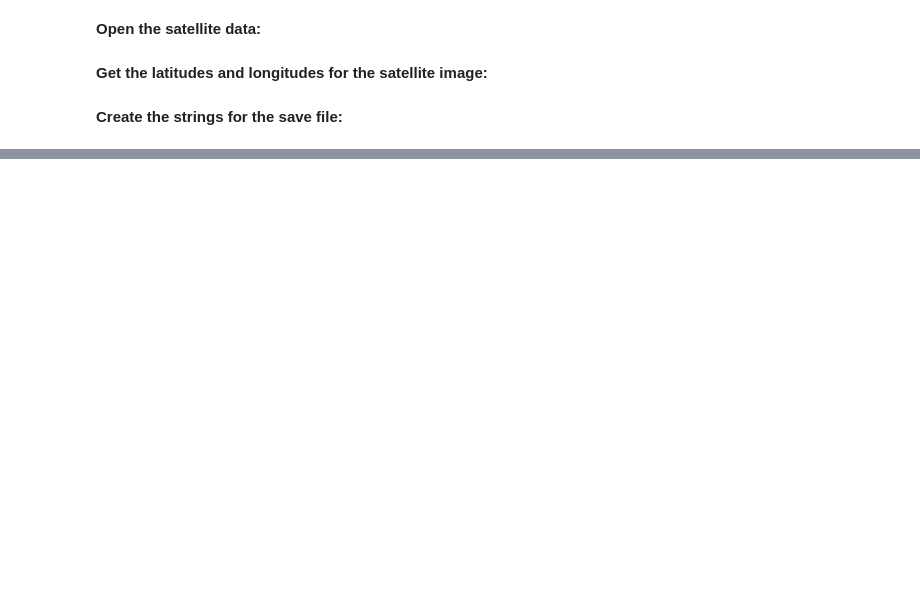
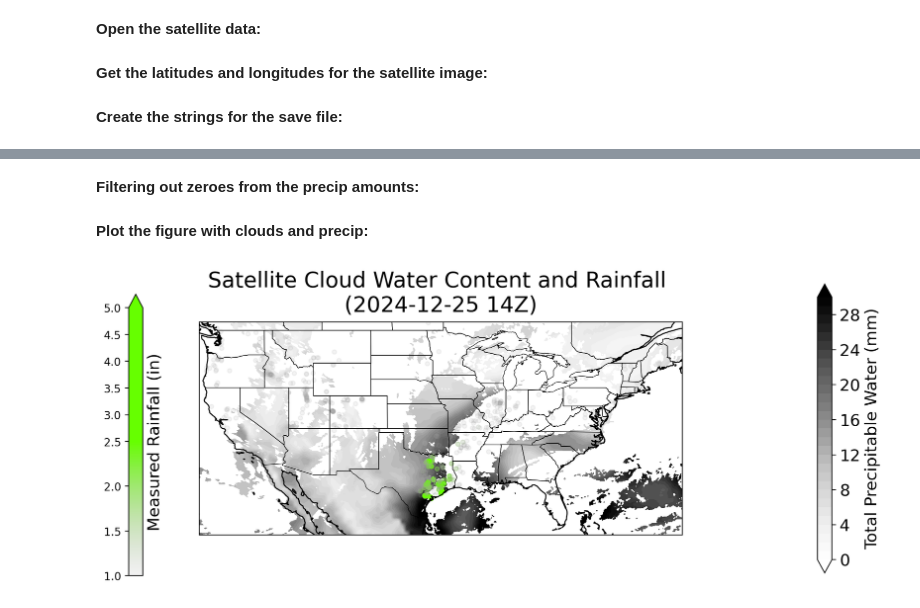
Before and after one commit to jesseturner/Cloud_Precip, a Jupyter notebook: Cloud_Rain_animation.ipynb, the cells around one changed output, grey strips where cells are left out. Cells and saved outputs as stored; diff of their text form; code cells hidden in the pictures; blank space fills up the shorter version.

```diff
--- a/Cloud_Rain_animation.ipynb
+++ b/Cloud_Rain_animation.ipynb
@@ -177,0 +180,4 @@ fig.show()
+# %%
+cocorahs_path = "cocorahs/"+str(month)+str(day)+str(year)
+
+cocorahs_df = pd.read_xml(cocorahs_path, xpath=".//DailyPrecipReport")
@@ -177,0 +202,6 @@ fig.show()
+# %%
+cocorahs_df['ObservationDate'] = pd.to_datetime(cocorahs_df['ObservationDate'], format='%Y-%m-%d')
+cocorahs_df['ObservationTime'] = pd.to_datetime(cocorahs_df['ObservationTime'], format='%I:%M %p').dt.time
+cocorahs_df['ObservationDatetime'] = pd.to_datetime(cocorahs_df['ObservationDate'].astype(str) + ' ' + cocorahs_df['ObservationTime'].astype(str))
+# %%
+cocorahs_df_hour = cocorahs_df[cocorahs_df['ObservationTime'].apply(lambda x: x.hour == hour)]
@@ -177,0 +224,45 @@ fig.show()
+# %% [markdown]
+**Filtering out zeroes from the precip amounts:**
+# %%
+cocorahs_df_hour = cocorahs_df_hour.copy()
+cocorahs_df_hour['TotalPrecipAmt'] = pd.to_numeric(cocorahs_df_hour['TotalPrecipAmt'], errors='coerce')
+cocorahs_df_cleaned = cocorahs_df_hour.dropna(subset=['TotalPrecipAmt']).copy()
+cocorahs_df_cleaned = cocorahs_df_cleaned[cocorahs_df_cleaned['TotalPrecipAmt'] != 0].copy()
+# %% [markdown]
+**Plot the figure with clouds and precip:**
+# %%
+projection=ccrs.PlateCarree(central_longitude=0)
+
+fig,ax=plt.subplots(1, figsize=(12,12),subplot_kw={'projection': projection})
+
+
+#--- Total precipitable water
+levels = np.linspace(0, 30, 31)
+c=ax.contourf(ds_lat_lon.lon, ds_lat_lon.lat, ds_lat_lon.TPW, cmap='Greys', extend='both', levels=levels)
+
+clb = plt.colorbar(c, shrink=0.4, pad=0.02, ax=ax)
+clb.ax.tick_params(labelsize=15)
+clb.set_label('Total Precipitable Water (mm)', fontsize=15)
+
+#--- Cocorahs measured rainfall
+from matplotlib.colors import LinearSegmentedColormap, TwoSlopeNorm
+cmap = LinearSegmentedColormap.from_list('custom_cmap', ['#A0A0A020', '#66ff00', '#66ff00'])
+norm = TwoSlopeNorm(vmin=1, vcenter=2.5, vmax=5)
+
+scatter = ax.scatter(cocorahs_df_cleaned.Longitude, cocorahs_df_cleaned.Latitude, c=cocorahs_df_cleaned.TotalPrecipAmt, cmap=cmap, norm=norm, s=15, transform=ccrs.PlateCarree())
+clb_scatter = plt.colorbar(scatter, ax=ax, extend='max')
+clb_scatter.ax.yaxis.set_ticks_position('left')
+clb_scatter.set_label('Measured Rainfall (in)', fontsize=15)
+clb_scatter.ax.set_position([0.05, 0.1, 0.015, 0.8])
+
+ax.set_extent([longitude_west, longitude_east, latitude_south, latitude_north], crs=ccrs.PlateCarree())
+
+ax.set_title("Satellite Cloud Water Content and Rainfall \n("+datetime_str+")", fontsize=20, pad=10)
+ax.coastlines(resolution='50m', color='black', linewidth=1)
+ax.add_feature(feature.STATES, zorder=100, edgecolor='#000', facecolor='none', linewidth=0.5)
+
+fig.set_dpi(200)
+fig.savefig("animation/cloud_rain_"+date_str, dpi=200, bbox_inches='tight')
+fig.show()
+# %% [output]
+[figure, added]
```
Also changed, not shown: parts of 9 cells of this notebook, 2 other files.
